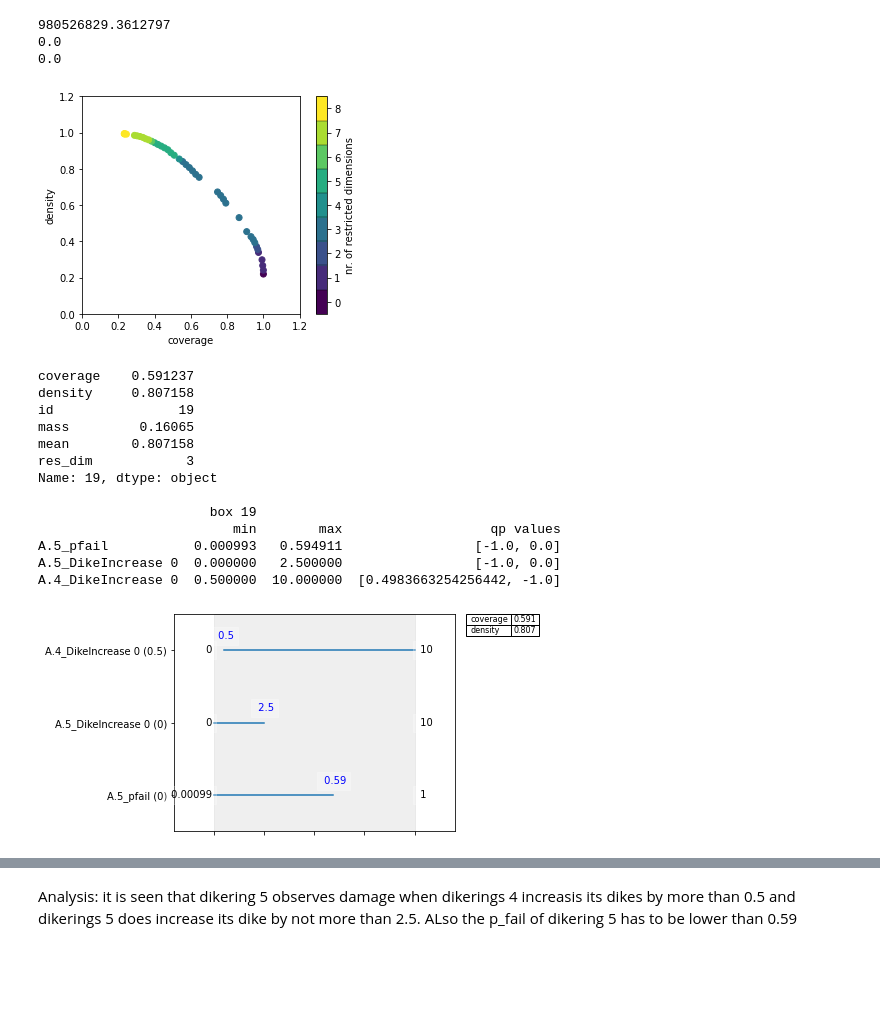
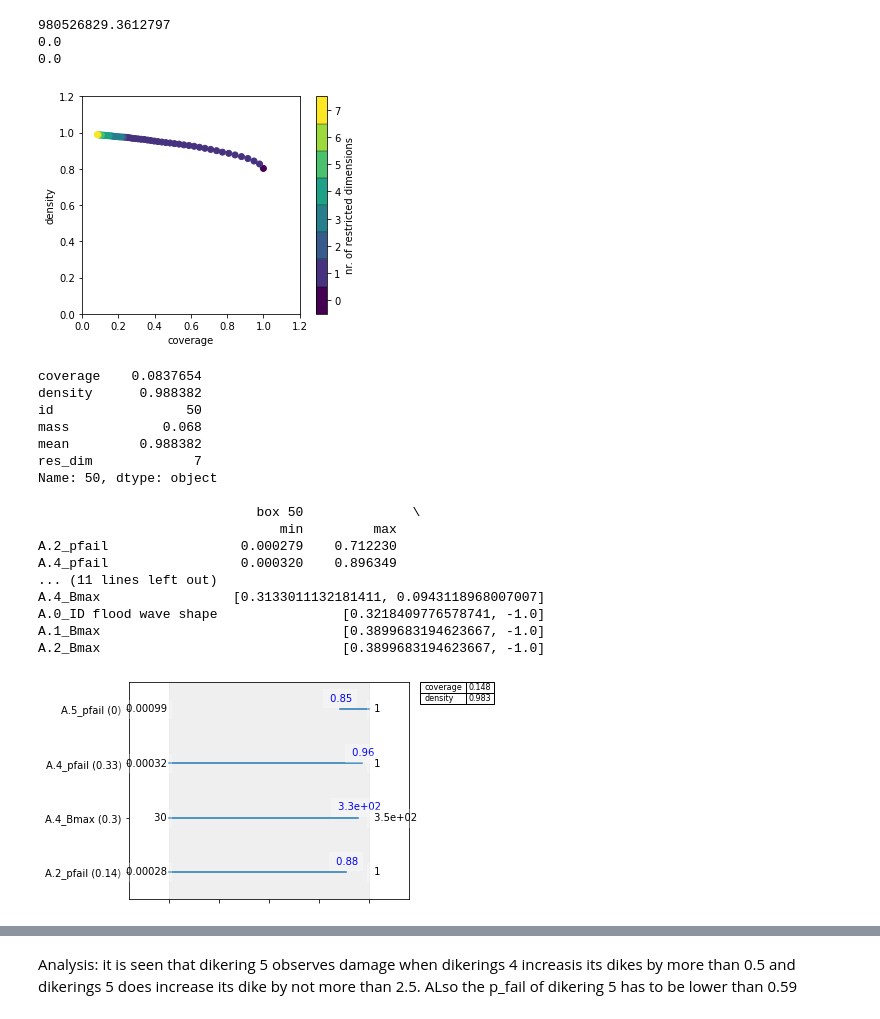
Before and after one commit to ArieTieszoon/ModelBasedDecisionMaking_G18, a Jupyter notebook: Give files/Prim_and_dimensional_stacking_100_policies.ipynb, the cells around one changed output, grey strips where cells are left out. Cells and saved outputs as stored; diff of their text form; code cells hidden in the pictures; blank space fills up the shorter version.

```diff
--- a/Give files/Prim_and_dimensional_stacking_100_policies.ipynb
+++ b/Give files/Prim_and_dimensional_stacking_100_policies.ipynb
@@ -11,3 +13,5 @@ outcomes_total_dikerings_load_DF = pd.read_csv('Outcomes/Proccesed_basecase_full
+# %%
+experiments = experiments.iloc[:,1:17]
 # %%
 experiments.head()
 # %% [output]
@@ -291,7 +291,7 @@ print(data.quantile(.2))
 # %%
 data = outcomes_total_dikerings_load_DF['A.5_Expected Total Damage']
 
-y = data > 0
+y = data < 2000000
 
 prim_alg_damage5 = prim.Prim(experiments,y, threshold=0.8)
 
@@ -300,25 +300,29 @@ box_damage5 = prim_alg_damage5.find_box()
 box_damage5.show_tradeoff()
 plt.show()
 # %% [output]
-[figure, old version]
+[figure, new version]
 # %%
-box_damage5.inspect(19)
+box_damage5.inspect(50)
 # %% [output]
-coverage    0.591237
-density     0.807158
-id                19
-mass         0.16065
-mean        0.807158
-res_dim            3
-Name: 19, dtype: object
+coverage    0.0837654
+density      0.988382
+id                 50
+mass            0.068
+mean         0.988382
+res_dim             7
+Name: 50, dtype: object
 
-                      box 19
-                         min        max                   qp values
-A.5_pfail           0.000993   0.594911                 [-1.0, 0.0]
-A.5_DikeIncrease 0  0.000000   2.500000                 [-1.0, 0.0]
-A.4_DikeIncrease 0  0.500000  10.000000  [0.4983663254256442, -1.0]
+                            box 50              \
+                               min         max
+A.2_pfail                 0.000279    0.712230
+A.4_pfail                 0.000320    0.896349
+... (11 lines left out)
+A.4_Bmax                 [0.3133011132181411, 0.0943118968007007]
+A.0_ID flood wave shape                [0.3218409776578741, -1.0]
+A.1_Bmax                               [0.3899683194623667, -1.0]
+A.2_Bmax                               [0.3899683194623667, -1.0]
 # %%
-box_damage5.inspect(19,style='graph')
+box_damage5.inspect(40,style='graph')
 plt.show()
 # %% [output]
-[figure, old version]
+[figure, new version]
```
Also changed, not shown: parts of 10 cells of this notebook.
